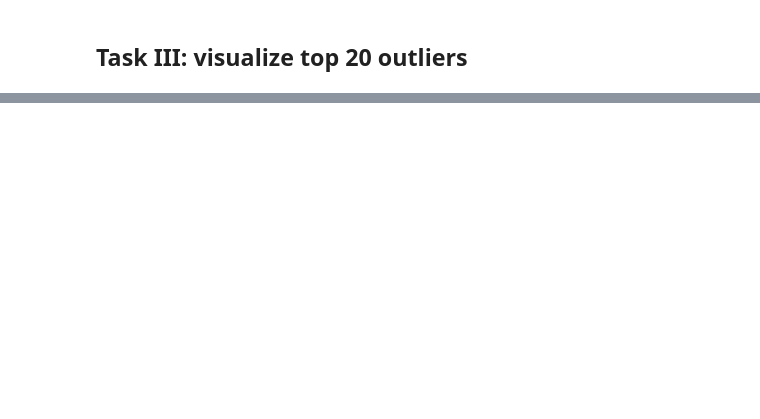
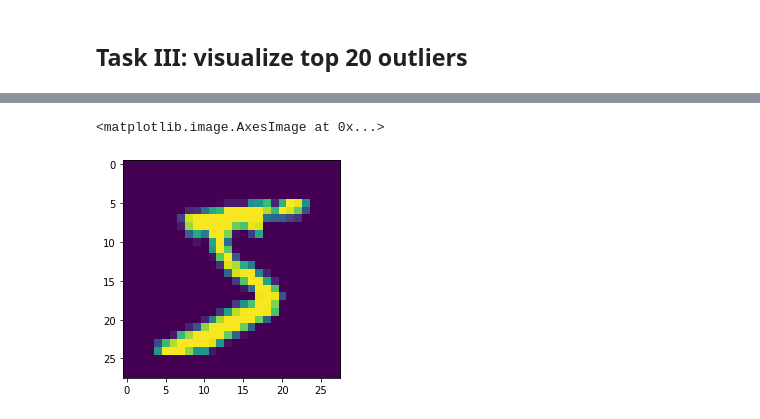
Before and after one commit to Ananassio/Data-Minig-Lab, a Jupyter notebook: Week_8/Assignemnt_autoencoder-outlier.ipynb, the cells around one changed output, grey strips where cells are left out. Cells and saved outputs as stored; diff of their text form; code cells hidden in the pictures; blank space fills up the shorter version.

```diff
--- a/Week_8/Assignemnt_autoencoder-outlier.ipynb
+++ b/Week_8/Assignemnt_autoencoder-outlier.ipynb
@@ -77,0 +155,5 @@ display(train_data,train_data)
+# %%
+plt.imshow(train_data[0])
+# %% [output]
+<matplotlib.image.AxesImage at 0x...>
+[figure, added]
```
Also changed, not shown: parts of 14 cells of this notebook.
